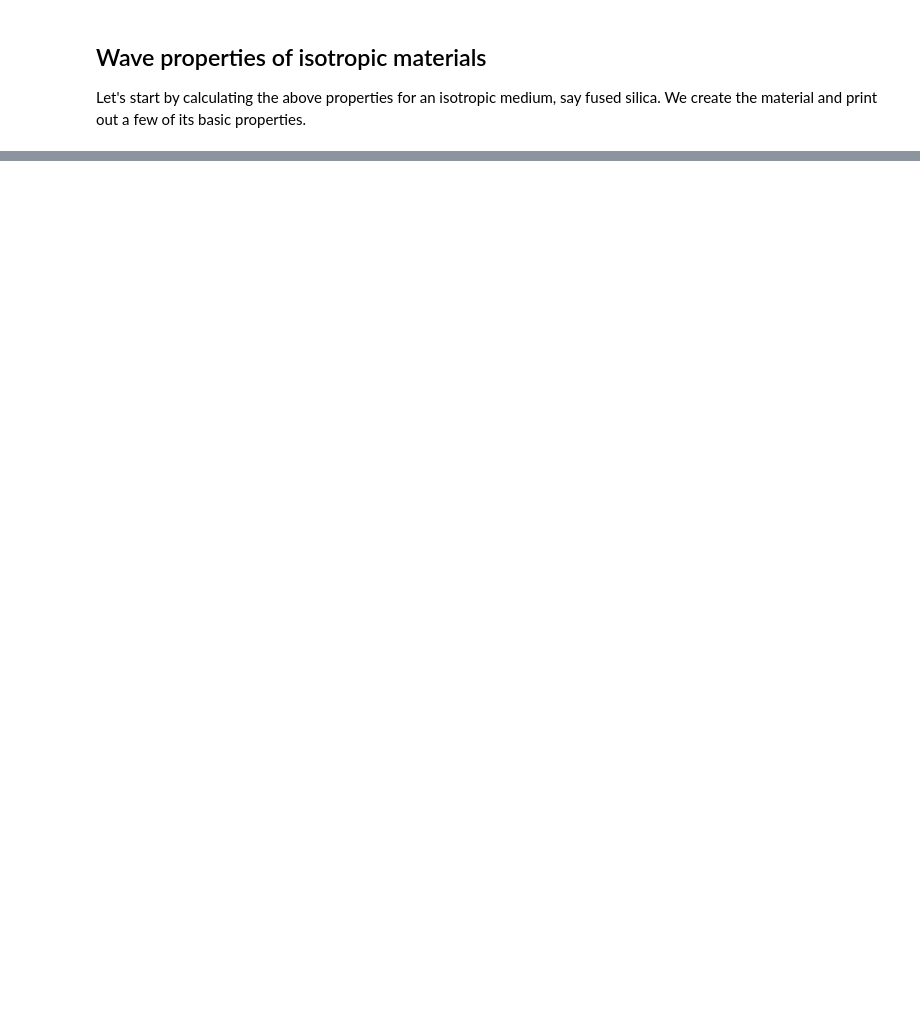
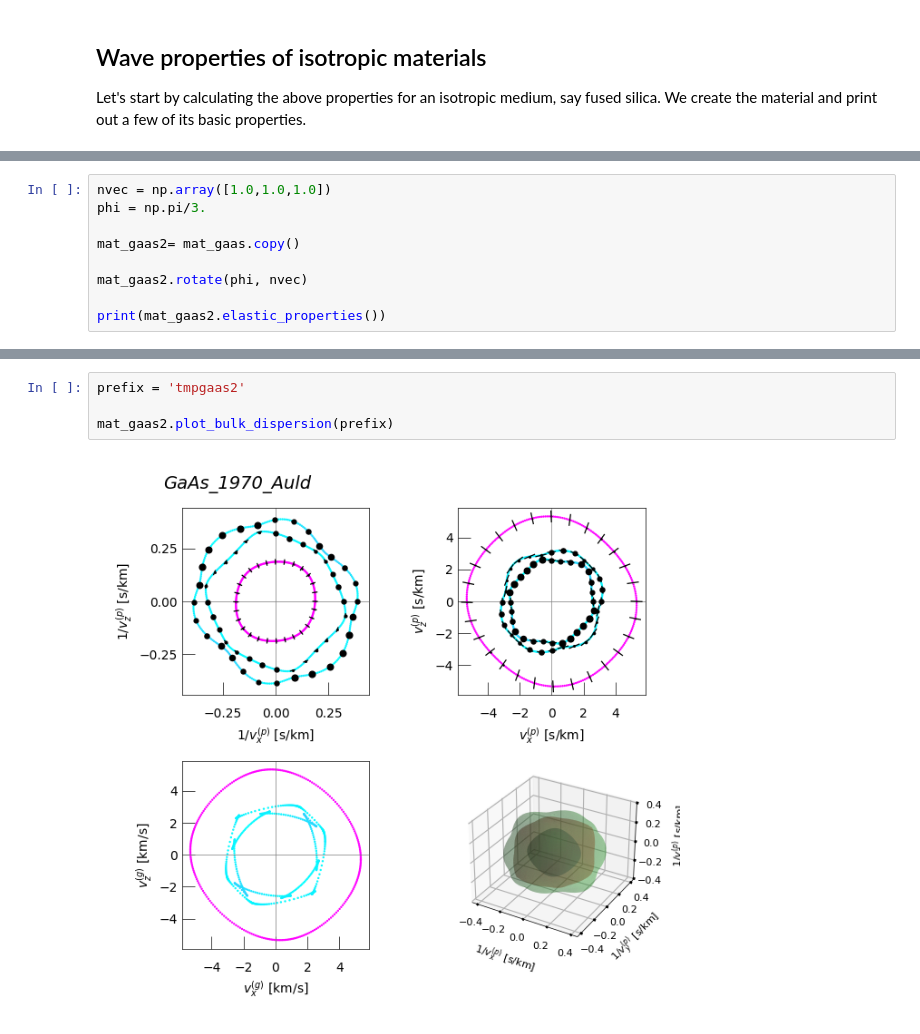
Before and after one commit to michaeljsteel/NumBAT, a Jupyter notebook: docs/source/notebooks/jup_09a_bulk_anisotropy.ipynb, the cells around one changed output, grey strips where cells are left out. Cells and saved outputs as stored; diff of their text form; blank space fills up the shorter version.

```diff
--- a/docs/source/notebooks/jup_09a_bulk_anisotropy.ipynb
+++ b/docs/source/notebooks/jup_09a_bulk_anisotropy.ipynb
@@ -140,0 +273,9 @@ The phase speeds are given for propagation along $z$ with $\vec \kappa = (0,0,1)
+# %%
+nvec = np.array([1.0,1.0,1.0])
+phi = np.pi/3.
+
+mat_gaas2= mat_gaas.copy()
+
+mat_gaas2.rotate(phi, nvec)
+
+print(mat_gaas2.elastic_properties())
@@ -140,0 +316,6 @@ The phase speeds are given for propagation along $z$ with $\vec \kappa = (0,0,1)
+# %%
+prefix = 'tmpgaas2'
+
+mat_gaas2.plot_bulk_dispersion(prefix)
+# %% [output]
+[figure, added]
```
Also changed, not shown: parts of 44 cells of this notebook, 3 other files.
